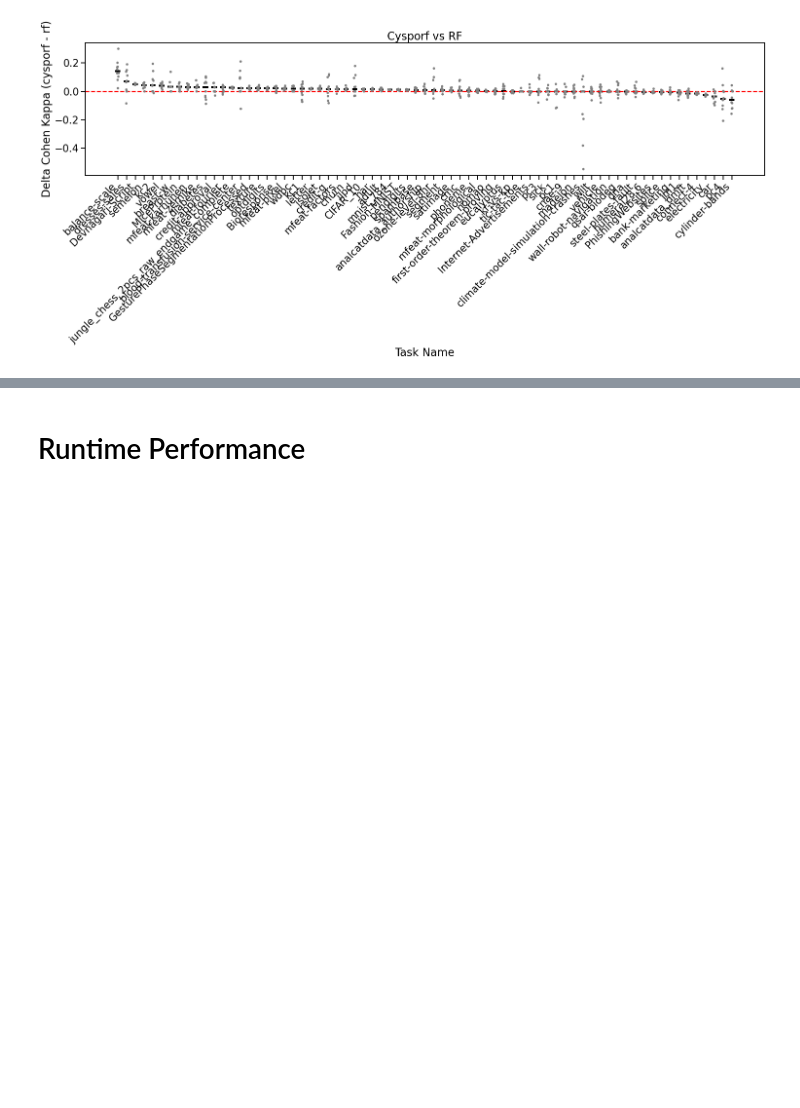
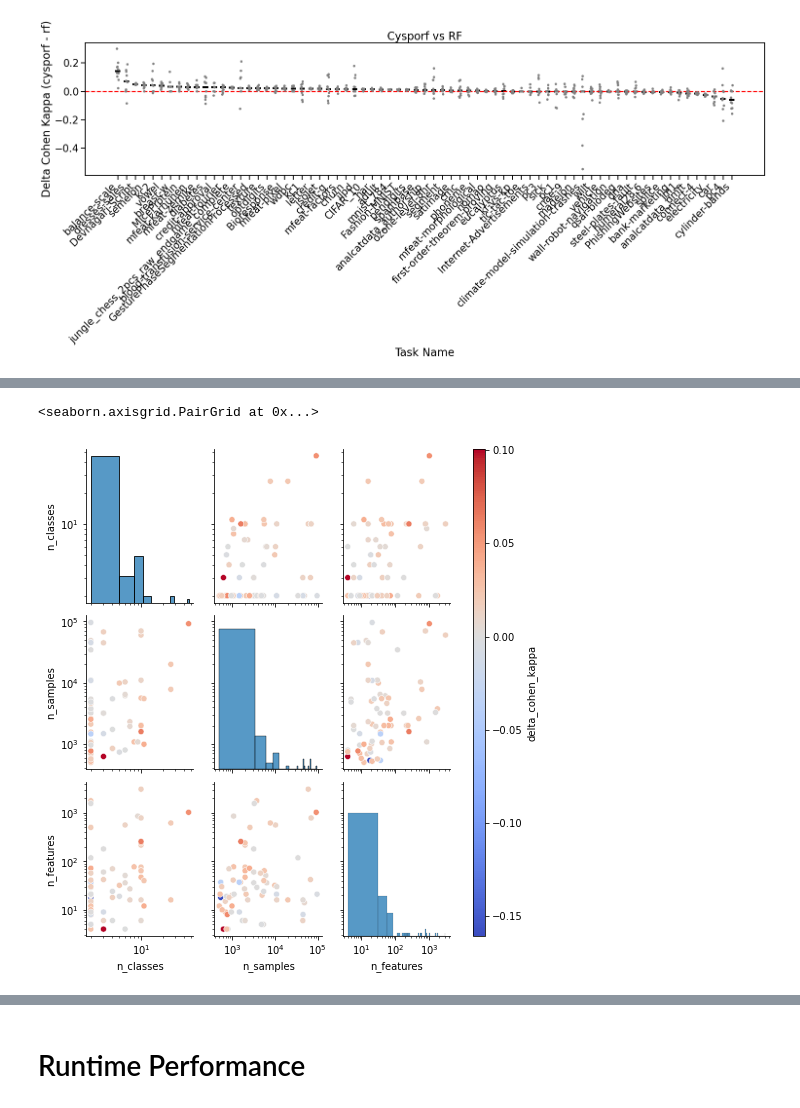
Before and after one commit to NeuroDataDesign/manifold_random_forests, a Jupyter notebook: validation/plot_cc18_short.ipynb, the cells around one changed output, grey strips where cells are left out. Cells and saved outputs as stored; diff of their text form; code cells hidden in the pictures; blank space fills up the shorter version.

```diff
--- a/validation/plot_cc18_short.ipynb
+++ b/validation/plot_cc18_short.ipynb
@@ -329,0 +337,15 @@ done
+# %%
+cols = ["n_samples", "n_classes", "n_features"]
+diff_sporf_df_melt[cols] = diff_sporf_df_melt[cols].apply(
+    pd.to_numeric, errors="coerce"
+)
+
+sporf_df = diff_sporf_df_melt.groupby("task").median()
+
+diff_rerf_df_melt[cols] = diff_rerf_df_melt[cols].apply(pd.to_numeric, errors="coerce")
+rerf_df = diff_rerf_df_melt.groupby("task").median()
+
+
+display(sporf_df.head())
+display(rerf_df.head())
+# df.groupby('gender')['convertedcomp'].median()
@@ -329,0 +367,10 @@ done
+# %%
+continuous_pairplot(
+    rerf_df,
+    vars=["n_classes", "n_samples", "n_features"],
+    hue="delta_cohen_kappa",
+    cmap="coolwarm",
+)
+# %% [output]
+<seaborn.axisgrid.PairGrid at 0x...>
+[figure, added]
```
Also changed, not shown: parts of 4 cells of this notebook, 1 other file.
